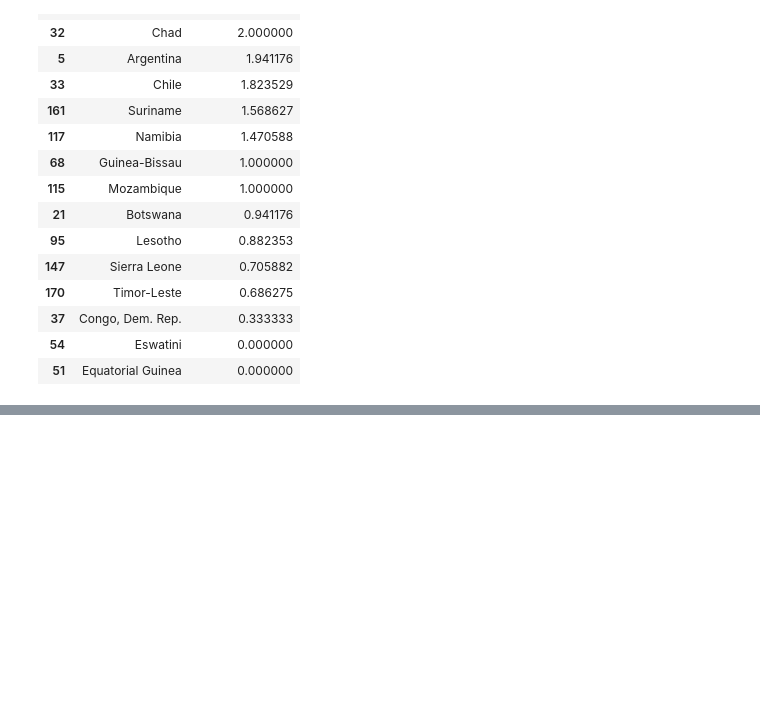
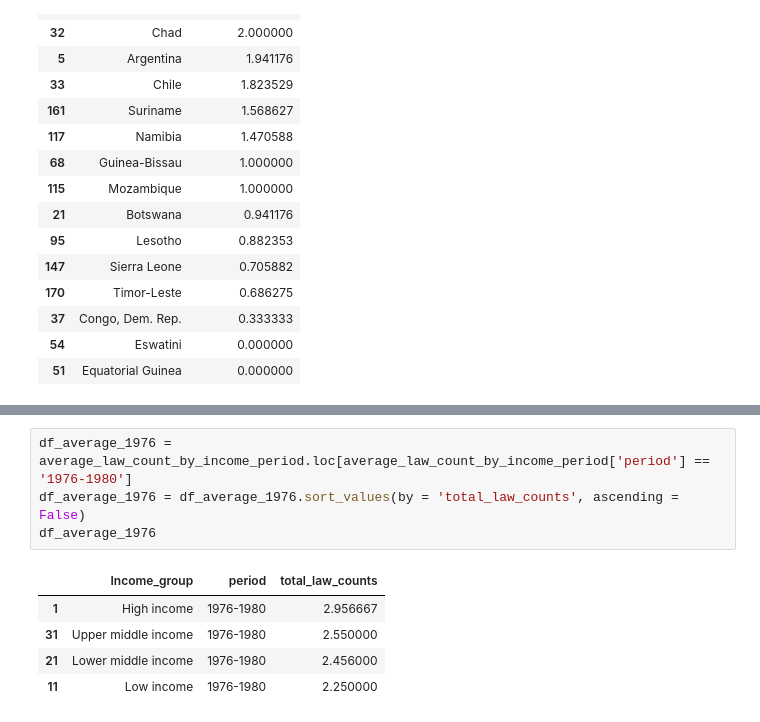
Before and after one commit to AnnikaBock65/Female_Entrepreneurship, a Jupyter notebook: notebooks/law_count_number.ipynb, the cells around one changed output, grey strips where cells are left out. Saved outputs shown, nothing was run; the diff lists cells and outputs as text; blank space fills up the shorter version.

```diff
--- a/notebooks/law_count_number.ipynb
+++ b/notebooks/law_count_number.ipynb
@@ -370,0 +445,10 @@ average_law_count_by_economy
+# %%
+df_average_1976 = average_law_count_by_income_period.loc[average_law_count_by_income_period['period'] == '1976-1980']
+df_average_1976 = df_average_1976.sort_values(by = 'total_law_counts', ascending = False)
+df_average_1976
+# %% [output]
+|  | Income_group | period | total_law_counts |
+| 1 | High income | 1976-1980 | 2.956667 |
+| 31 | Upper middle income | 1976-1980 | 2.550000 |
+| 21 | Lower middle income | 1976-1980 | 2.456000 |
+| 11 | Low income | 1976-1980 | 2.250000 |
```
Also changed, not shown: parts of 14 cells of this notebook, 2 other files.
